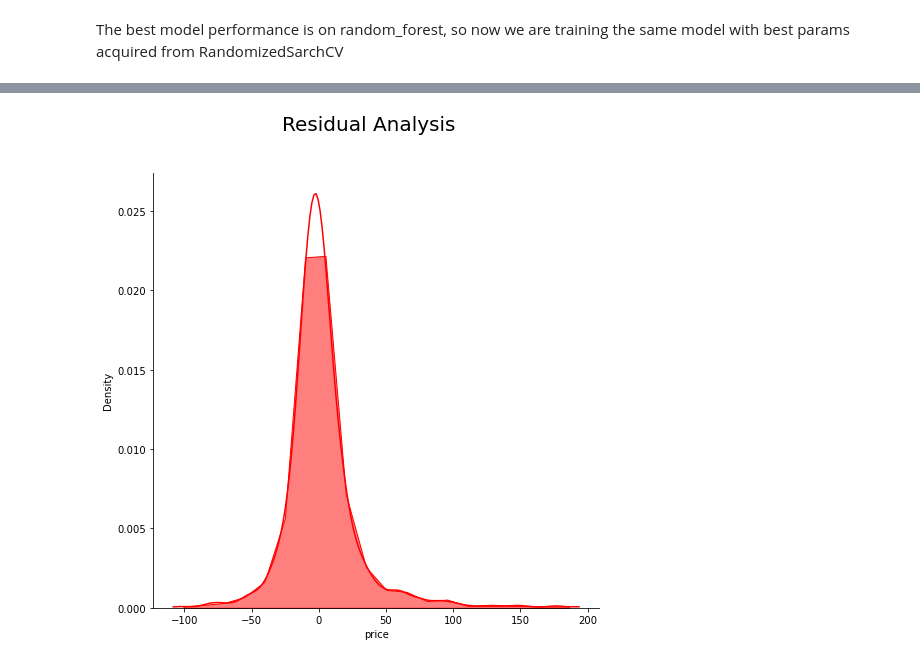
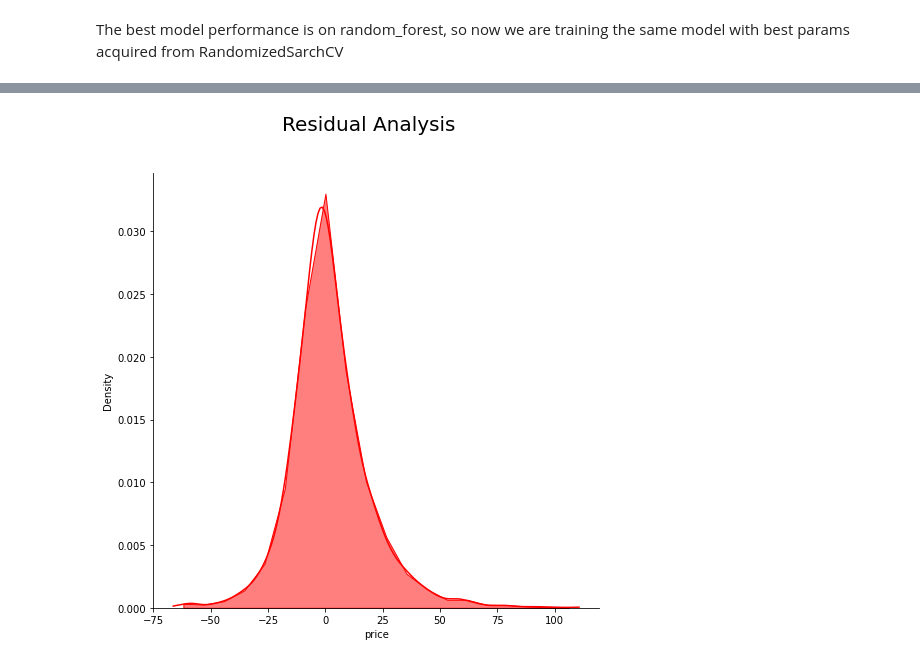
Before and after one commit to awesomedeba10/Bengaluru-House-Price-Prediction, a Jupyter notebook: notebook/bengaluru_house_price_predictions.ipynb, the cells around one changed output, grey strips where cells are left out. Cells and saved outputs as stored; diff of their text form; code cells hidden in the pictures.

```diff
--- a/notebook/bengaluru_house_price_predictions.ipynb
+++ b/notebook/bengaluru_house_price_predictions.ipynb
@@ -417,10 +517,11 @@ plt.show()
 # %% [markdown]
 we see a quiet high relation between bhk_size and bath
 # %%
-df_filtered_ver2 = pd.concat([df_filtered, pd.get_dummies(df_filtered['location'])], axis=1)
-df_filtered_ver2.drop('location', axis=1, inplace=True)
+final_df_ver2 = pd.concat(
+    [final_df, pd.get_dummies(final_df['location'])], axis=1)
+final_df_ver2.drop('location', axis=1, inplace=True)
 # %%
-X = df_filtered_ver2.drop('price', axis=1)
-y = df_filtered_ver2['price']
+X = final_df_ver2.drop('price', axis=1)
+y = final_df_ver2['price']
 # %%
 from sklearn.model_selection import train_test_split
@@ -428,7 +533,7 @@ X_train,X_test,y_train,y_test=train_test_split(X,y,test_size=0.2)
 # %%
-from sklearn.preprocessing import MinMaxScaler
+from sklearn.preprocessing import MinMaxScaler, StandardScaler
 
-scaler = MinMaxScaler()
+scaler = StandardScaler()
 X_train = scaler.fit_transform(X_train)
 X_test = scaler.transform(X_test)
 # %%
@@ -533,9 +666,11 @@ The best model performance is on random_forest, so now we are training the same
 # %%
-rf_model = RandomForestRegressor(n_estimators=800, min_samples_split=5,\
-        min_samples_leaf=1, max_features='sqrt', max_depth=60, random_state=10)
+from sklearn.ensemble import RandomForestRegressor
+
+rf_model = RandomForestRegressor(n_estimators=600, min_samples_split=7,
+                                 min_samples_leaf=1, max_features='sqrt', max_depth=60, random_state=10)
 
 # This one is also same
 # xgb_model = XGBRegressor(subsample=0.9, min_child_weight=1, max_depth=7, gamma=0.2, colsample_bytree=0.8)
 
-rf_model.fit(X_train,y_train)
+rf_model.fit(X_train, y_train)
 # %% [output]
@@ -579,11 +715,12 @@ plt.show()
 # %%
-#Resuldual Analysis
-fig = plt.figure(figsize=(8,8))
-sns.histplot((y_test**2- y_pred**2), bins=20, color='r', stat='density', kde=True, element='poly')
-fig.suptitle('Residual Analysis', fontsize = 20)
+# Resuldual Analysis
+fig = plt.figure(figsize=(8, 8))
+sns.histplot((y_test**2 - y_pred**2), bins=20, color='r',
+             stat='density', kde=True, element='poly')
+fig.suptitle('Residual Analysis', fontsize=20)
 sns.despine()
 # %% [output]
-[figure, old version]
+[figure, new version]
 # %%
 import pickle
 
```
Also changed, not shown: parts of 68 cells of this notebook, 10 other files.
